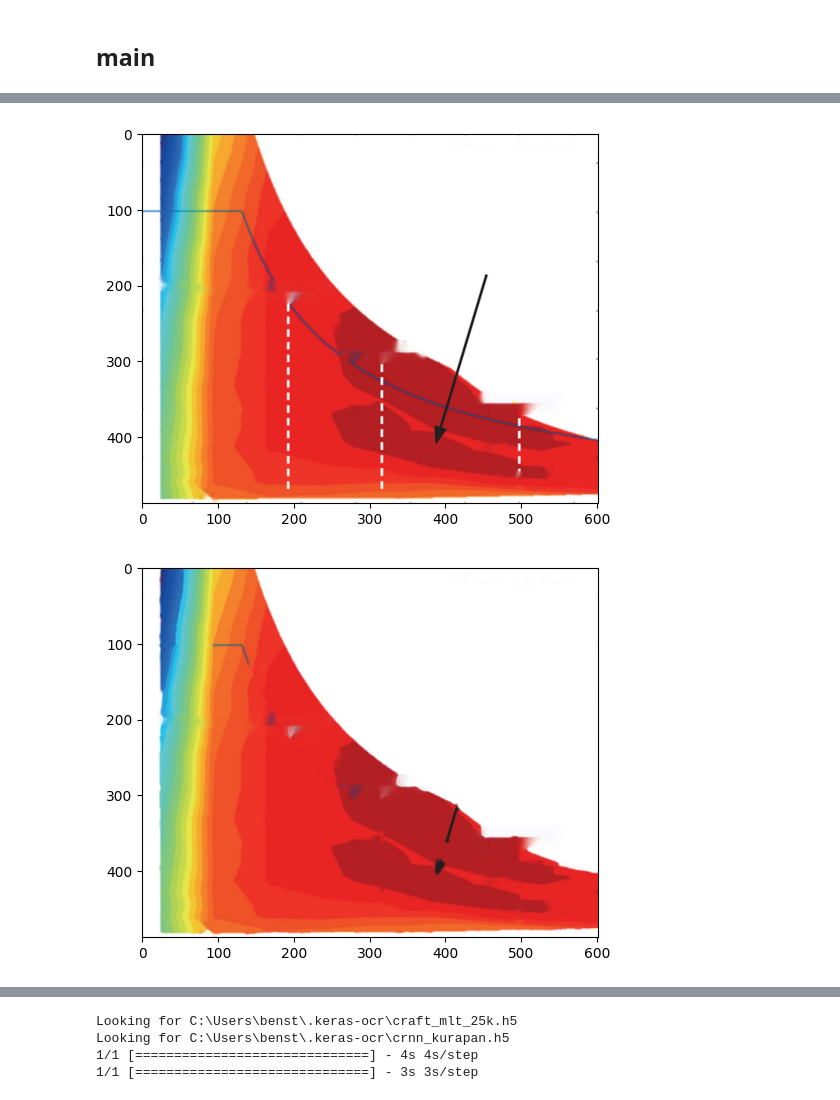
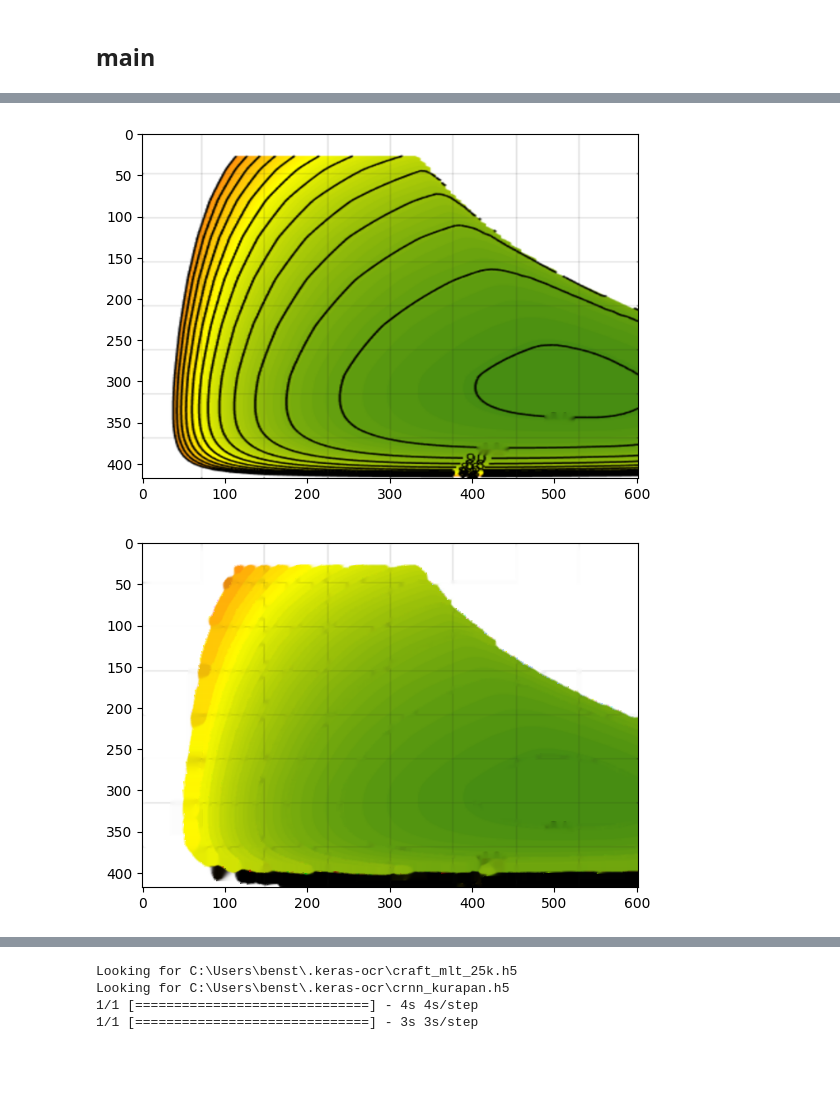
Before and after one commit to BenStevensPS/graph-digitizer, a Jupyter notebook: poc.ipynb, the cells around one changed output, grey strips where cells are left out. Saved outputs shown, nothing was run; the diff lists cells and outputs as text; code cells hidden in the pictures; blank space fills up the shorter version.

```diff
--- a/poc.ipynb
+++ b/poc.ipynb
@@ -132,6 +197,11 @@ def infill_not_in_scale(im, grayscale):
     inscale = cv2.inpaint(im, mask, inpaintRadius=3, flags=cv2.INPAINT_TELEA)
 
     return inscale
+# %%
+def apply_roi(im, mask_roi):
+    im[mask_roi == 0] = [0, 0, 0]
+
+    return im
 # %% [markdown]
 ## make efficiency lookup
 - map the efficiency map image dimensions to the speed/torque dimensions from metadata
@@ -152,9 +222,13 @@ def efficiency_lookup(im, scale):
     z = []
 
     def find_closest_rgb(pixel, scale):
-        distances = cdist([pixel], scale[:,:3])
-        closest_index = np.argmin(distances)
-        return scale[closest_index][3]
+        if not np.all(pixel == [0, 0, 0]):
+            distances = cdist([pixel], scale[:,:3])
+            closest_index = np.argmin(distances)
+            zval = scale[closest_index][3]
+        else:
+            zval = 0
+        return zval
 
     for xi in range(im.shape[1]):
         for yi in range(im.shape[0]):
@@ -184,11 +258,12 @@ def efficiency_heatmap(efficiency_lookup_df):
 # %% [markdown]
 ## main
 # %%
-ID = 'HDSRM300'
-#ID = 'YASA_P400'
+#ID = 'HDSRM300'
+ID = 'YASA_P400'
 #ID = '180-100-009'
 # %%
 metadata = get_metadata(ID)
+mask_roi = define_roi(ID)
 scale, grayscale = get_scale(ID, metadata)
 em = infill_text(ID)
 plt.show()
@@ -199,7 +274,10 @@ plt.imshow(nolines)
 inscale = infill_not_in_scale(nolines, grayscale)
 plt.show()
 plt.imshow(inscale)
-efficiency_lookup_df = efficiency_lookup(inscale, scale)
+roi = apply_roi(inscale, mask_roi)
+plt.show()
+plt.imshow(roi)
+efficiency_lookup_df = efficiency_lookup(roi, scale)
 efficiency_heatmap(efficiency_lookup_df)
 # %% [output]
 Looking for C:\Users\benst\.keras-ocr\craft_mlt_25k.h5
@@ -209,2 +287,2 @@ Looking for C:\Users\benst\.keras-ocr\crnn_kurapan.h5
-[figure, old version]
+[figure, new version]
-[figure, old version]
+[figure, new version]
```
Also changed, not shown: parts of 7 cells of this notebook.
